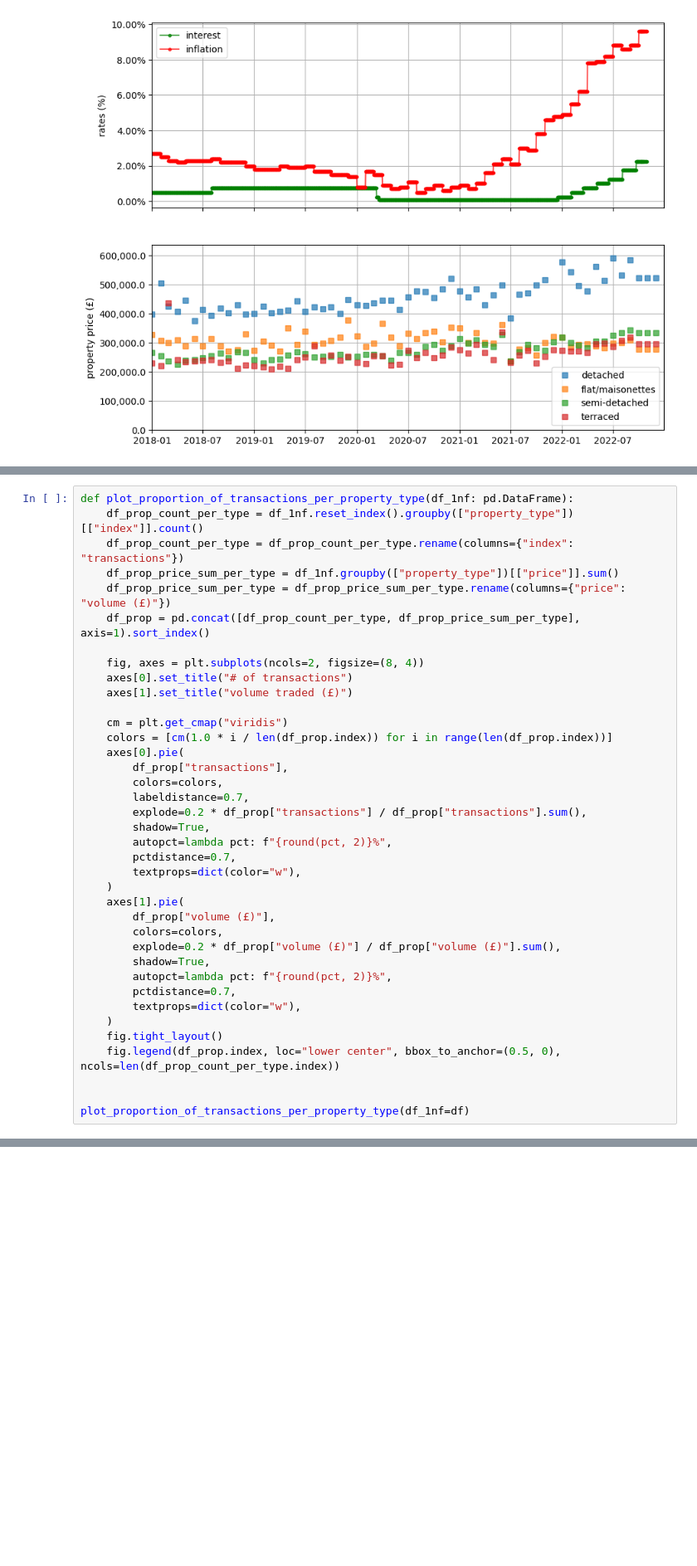
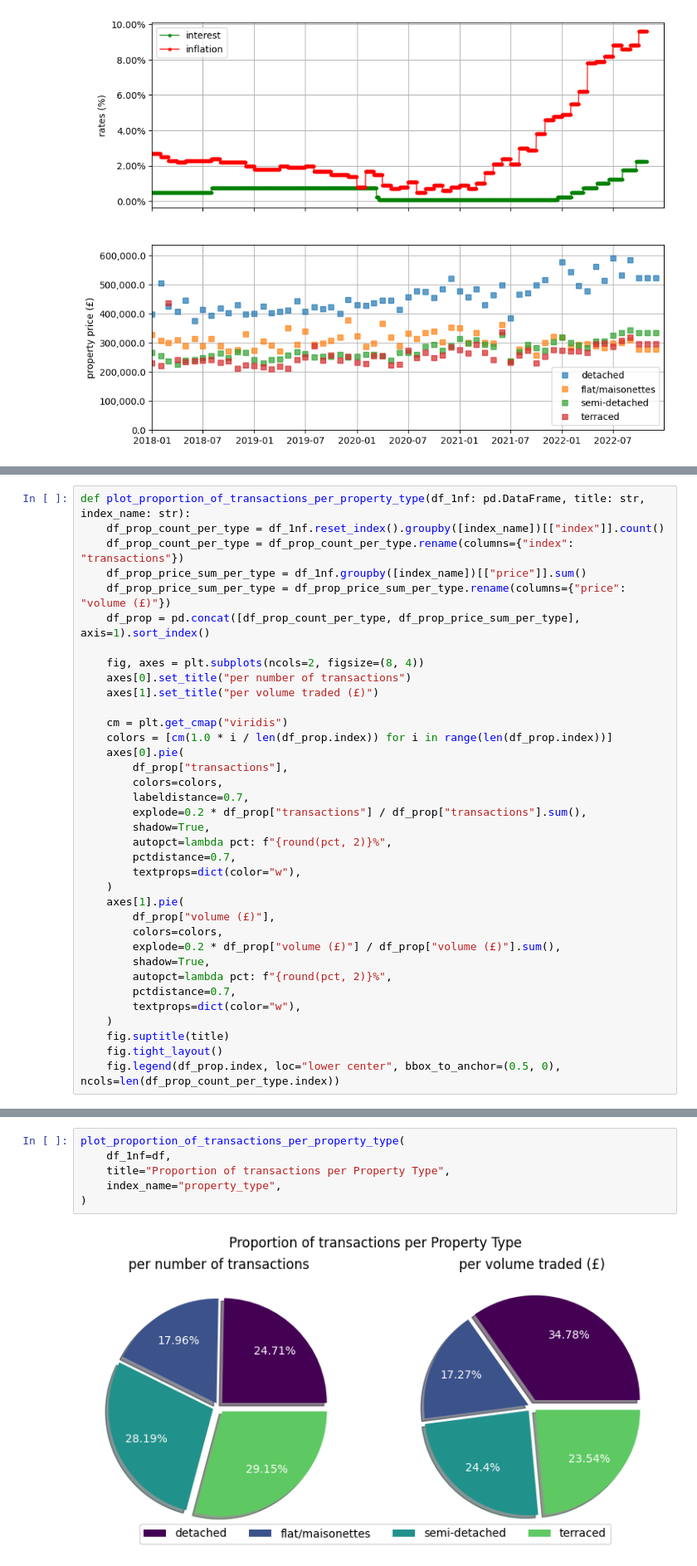
Before and after one commit to hudsonmendes/uolondon-cm3005-dsc, a Jupyter notebook: report.ipynb, the cells around one changed output, grey strips where cells are left out. Shown at 83% size. Saved outputs shown, nothing was run; the diff lists cells and outputs as text; blank space fills up the shorter version.

Commit message:
data visualisation

```diff
--- a/report.ipynb
+++ b/report.ipynb
@@ -915,14 +917,14 @@ plot_prices_and_rates_over_time_domain(
 # %%
-def plot_proportion_of_transactions_per_property_type(df_1nf: pd.DataFrame):
-    df_prop_count_per_type = df_1nf.reset_index().groupby(["property_type"])[["index"]].count()
+def plot_proportion_of_transactions_per_property_type(df_1nf: pd.DataFrame, title: str, index_name: str):
+    df_prop_count_per_type = df_1nf.reset_index().groupby([index_name])[["index"]].count()
     df_prop_count_per_type = df_prop_count_per_type.rename(columns={"index": "transactions"})
-    df_prop_price_sum_per_type = df_1nf.groupby(["property_type"])[["price"]].sum()
+    df_prop_price_sum_per_type = df_1nf.groupby([index_name])[["price"]].sum()
     df_prop_price_sum_per_type = df_prop_price_sum_per_type.rename(columns={"price": "volume (£)"})
     df_prop = pd.concat([df_prop_count_per_type, df_prop_price_sum_per_type], axis=1).sort_index()
 
     fig, axes = plt.subplots(ncols=2, figsize=(8, 4))
-    axes[0].set_title("# of transactions")
-    axes[1].set_title("volume traded (£)")
+    axes[0].set_title("per number of transactions")
+    axes[1].set_title("per volume traded (£)")
 
     cm = plt.get_cmap("viridis")
     colors = [cm(1.0 * i / len(df_prop.index)) for i in range(len(df_prop.index))]
@@ -945,8 +947,6 @@ def plot_proportion_of_transactions_per_property_type(df_1nf: pd.DataFrame):
         pctdistance=0.7,
         textprops=dict(color="w"),
     )
+    fig.suptitle(title)
     fig.tight_layout()
     fig.legend(df_prop.index, loc="lower center", bbox_to_anchor=(0.5, 0), ncols=len(df_prop_count_per_type.index))
-
-
-plot_proportion_of_transactions_per_property_type(df_1nf=df)
@@ -954,0 +953,8 @@ plot_proportion_of_transactions_per_property_type(df_1nf=df)
+# %%
+plot_proportion_of_transactions_per_property_type(
+    df_1nf=df,
+    title="Proportion of transactions per Property Type",
+    index_name="property_type",
+)
+# %% [output]
+[figure, added]
```
Also changed, not shown: parts of 5 cells of this notebook.
